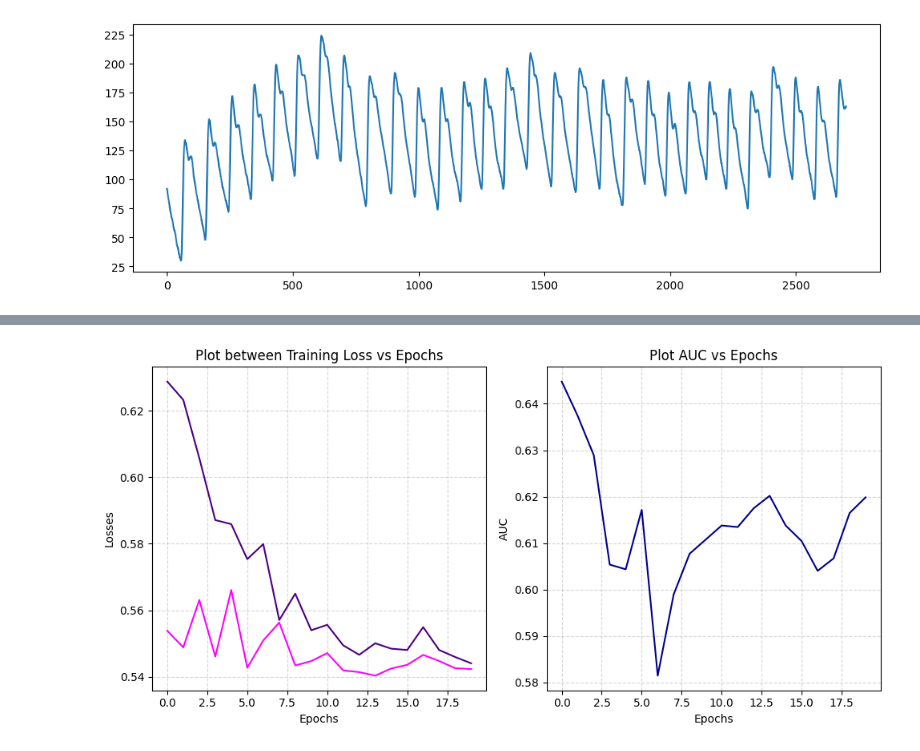
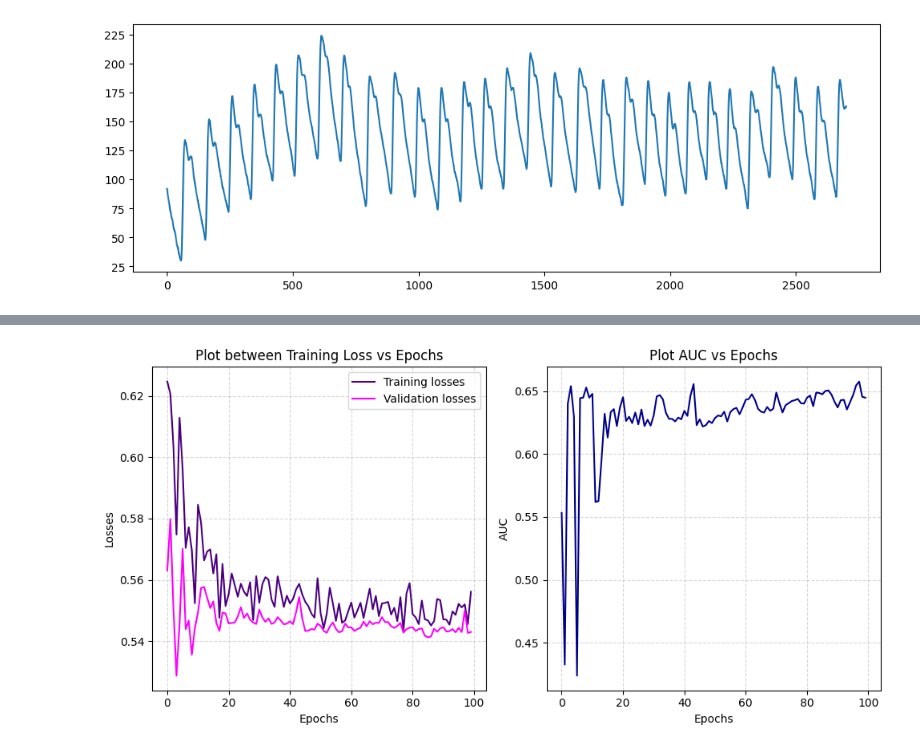
Before and after one commit to hurri-kate/Sber-case-2025, a Jupyter notebook: CNN_model.ipynb, the cells around one changed output, grey strips where cells are left out. Drawn from its saved outputs; the diff is of its cells as text; code cells hidden in the pictures.

```diff
--- a/CNN_model.ipynb
+++ b/CNN_model.ipynb
@@ -273,7 +323,7 @@ pos_weight_value = np.sum(train['ЛПНП'] == 0) / np.sum(train['ЛПНП'] ==
 # %%
 # Объявление параметров и обучение
 BATCH = 10
-EPOCHS = 20
+EPOCHS = 100
 LR = 2 * 1e-4
 device = 'cuda' if torch.cuda.is_available() else 'cpu'
 metric = roc_auc_score
@@ -292,8 +342,9 @@ loss_function = nn.BCEWithLogitsLoss(pos_weight=torch.tensor([pos_weight_value],
 scheduler = ReduceLROnPlateau(
     optimizer,
     mode='max',
-    factor=0.5,
-    patience=5
+    factor=0.8,
+    patience=5,
+    min_lr = 1e-5
 )
 
 
@@ -328,23 +379,24 @@ Learning rate after epoch 20: 2.5e-05
 # %%
 fig, (ax1, ax2) = plt.subplots(1, 2, figsize=(10, 5))
 
-ax1.plot(history[0], color='indigo')
-ax1.plot(history[1], color='magenta')
+ax1.plot(history[0], color='indigo', label='Training losses')
+ax1.plot(history[1], color='magenta', label='Validation losses')
 ax1.set_xlabel('Epochs')
 ax1.set_ylabel('Losses')
 ax1.set_title('Plot between Training Loss vs Epochs')
+ax1.legend()
 ax1.grid(True, linestyle='--', alpha=0.5)
 
 ax2.plot(history[2], color='darkblue')
 ax2.set_xlabel('Epochs')
 ax2.set_ylabel('AUC')
 ax2.set_title('Plot AUC vs Epochs')
 ax2.grid(True, linestyle='--', alpha=0.5)
 
 plt.tight_layout()
 plt.show()
 # %% [output]
-[figure, old version]
+[figure, new version]
 # %%
 for name, param in model.named_parameters():
     if param.grad is None:
```
Also changed, not shown: parts of 6 cells of this notebook, 3 other files.
